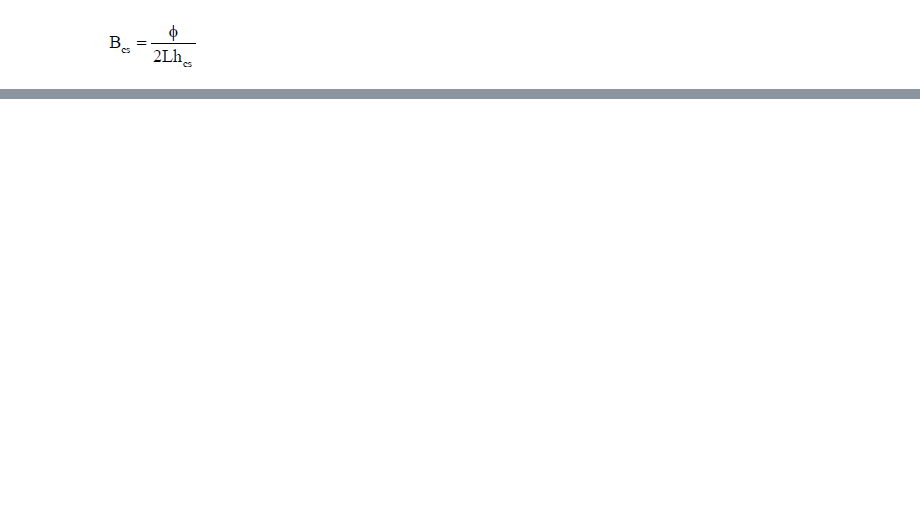
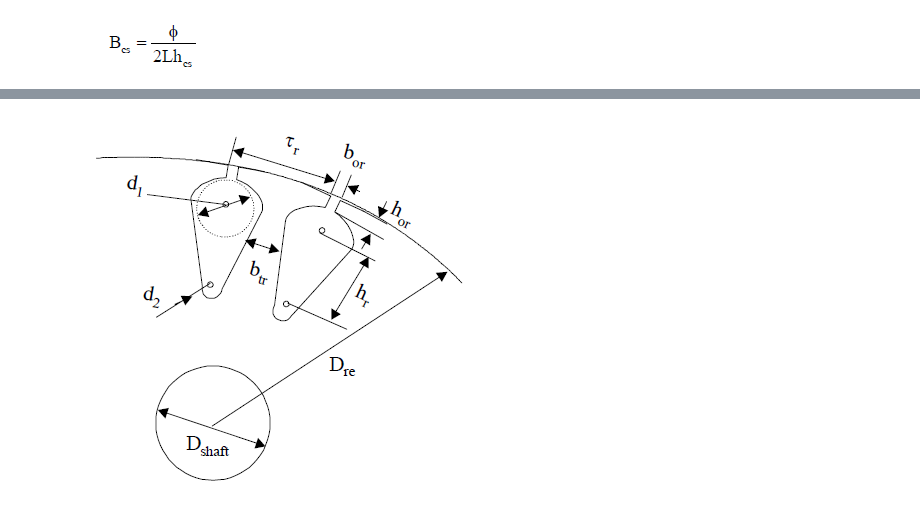
Before and after one commit to odtu/EE564, a Jupyter notebook: TRAIN/Doga/Design of a Train Traction Motor.ipynb, the cells around one changed output, grey strips where cells are left out. Saved outputs shown, nothing was run; the diff lists cells and outputs as text; code cells hidden in the pictures; blank space fills up the shorter version.

```diff
--- a/TRAIN/Doga/Design of a Train Traction Motor.ipynb
+++ b/TRAIN/Doga/Design of a Train Traction Motor.ipynb
@@ -491,0 +551,5 @@ new back core flux density 1.6452866965063526 T
+# %%
+from IPython.display import Image
+Image(filename='Images/rotorslotgeo.png')
+# %% [output]
+[figure, added]
```
Also changed, not shown: parts of 79 cells of this notebook, 18 other files.
